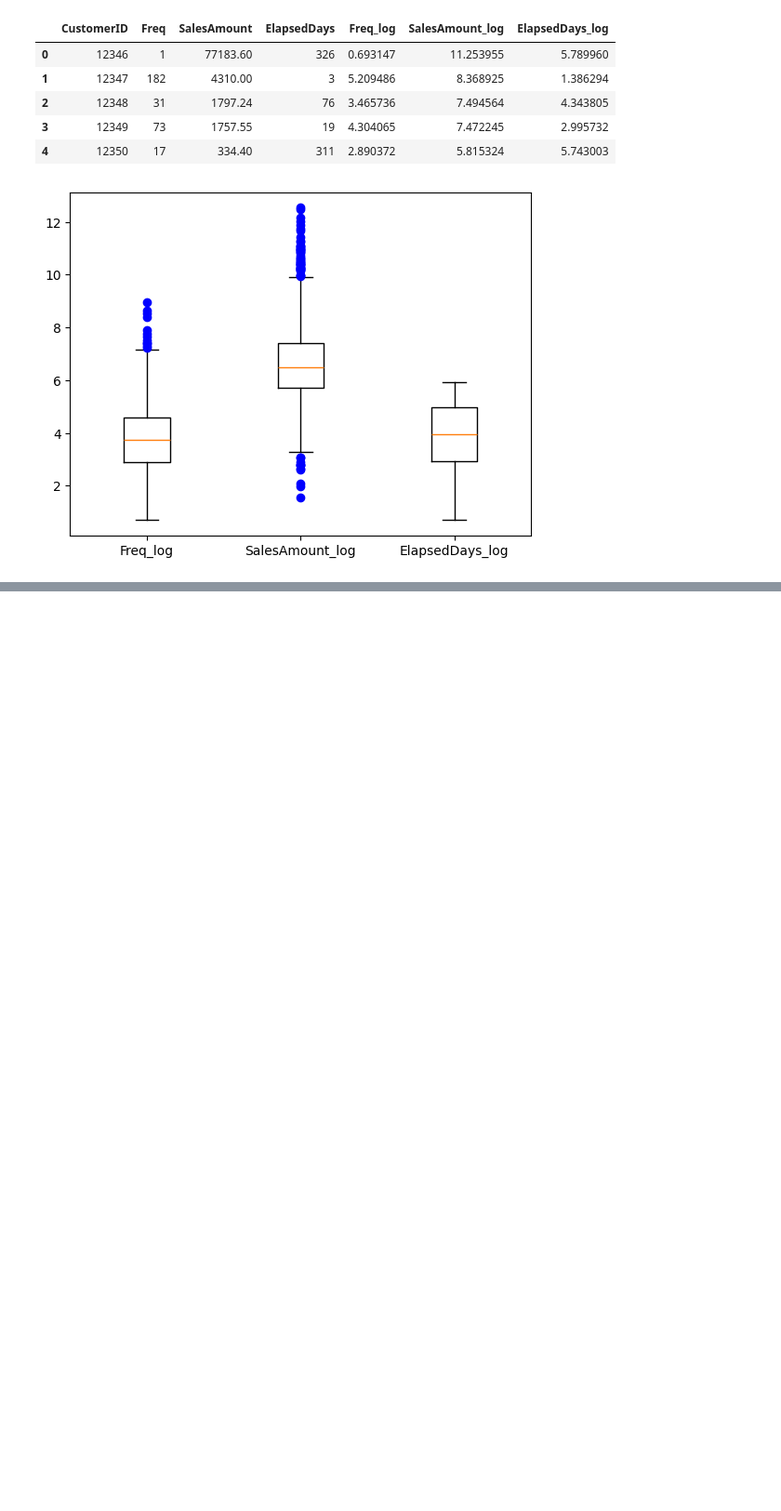
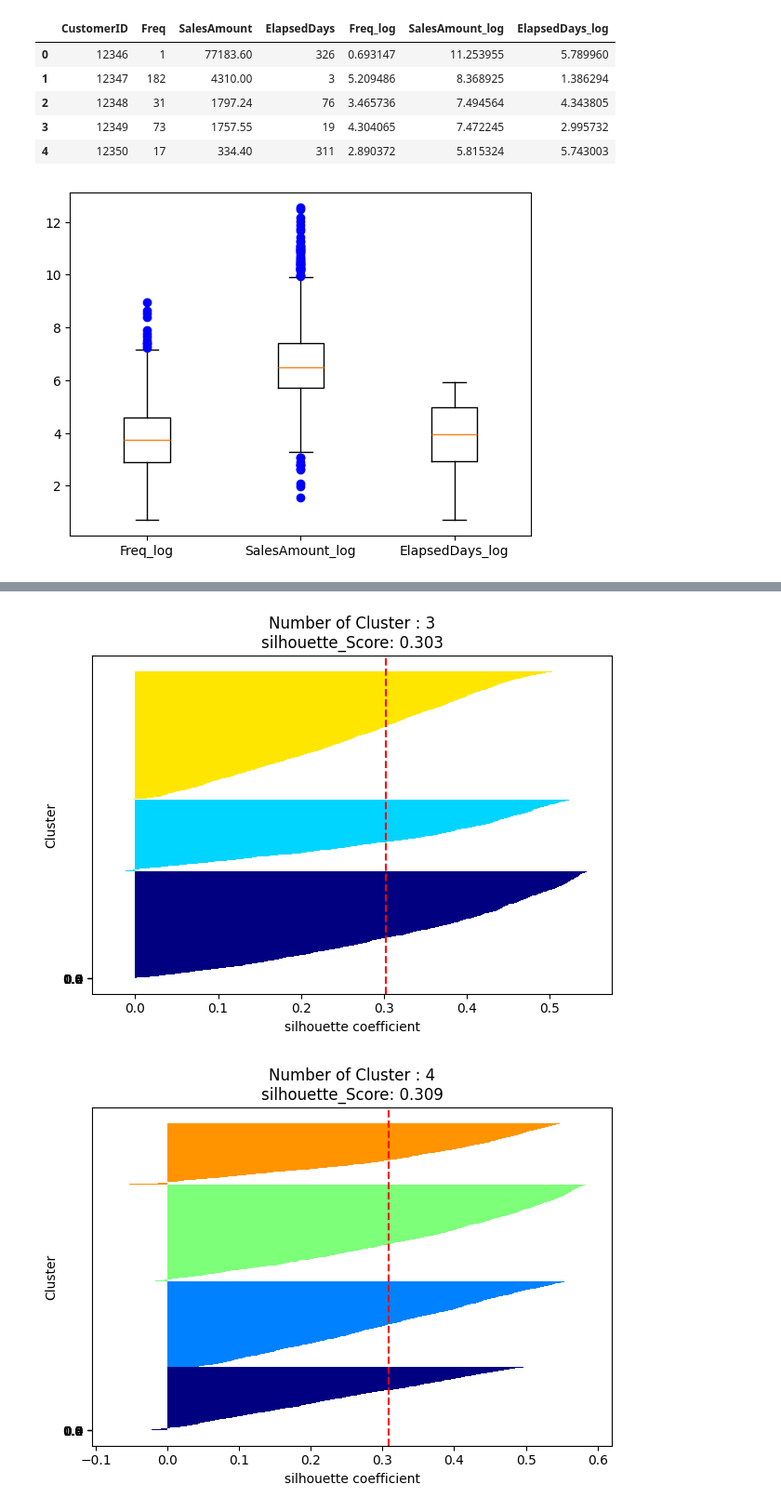
Before and after one commit to jurwon/BigData_MachineLearning, a Jupyter notebook: 3_군집분석/test.ipynb, the cells around one changed output, grey strips where cells are left out. Shown at 93% size. Saved outputs shown, nothing was run; the diff lists cells and outputs as text; code cells hidden in the pictures; blank space fills up the shorter version.

```diff
--- a/3_군집분석/test.ipynb
+++ b/3_군집분석/test.ipynb
@@ -314,0 +370,37 @@ plt.show()
+# %%
+# k = 3 일 때, 판단 기준은 엘보 방법으로 판단을 했고,
+# 확인차, k = 4,5,6 확인 해볼 예정.
+# 최적의 클러스터 수라고 가정하에, 그래프를 그려서 , 데이터가 얼마나 분포가 고르게 나타나는지 확인.
+# 그래프 그리는 함수는 최대한, 기존 코드를 재사용.
+
+from matplotlib import cm
+
+def silhouetteViz(n_clusters, X_features):
+  kmeans = KMeans(n_clusters= n_clusters, random_state=0)
+  Y_labels = kmeans.fit_predict(X_features)
+
+  # 실루엣 값을 비교하기, 응집도, 분리도의차를 해당 최대값으로 나눈 비율
+  # -1과 1사이의 값이었고, 결과적으로 1에 가까울수록 성능이 좋다.
+
+#euclidean , 분리도에서, 거리 측정을 유클리드 거리의 계산을 이용했다.
+  silhouette_values = silhouette_samples(X_features,Y_labels,metric="euclidean")
+  y_ax_lower, y_ax_upper = 0, 0
+  y_ticks = []
+
+  for c in range(n_clusters):
+    c_silhouettes = silhouette_values[Y_labels == c]
+    c_silhouettes.sort()
+    y_ax_upper += len(c_silhouettes)
+    color = cm.jet(float(c)/ n_clusters)
+    plt.barh(range(y_ax_lower, y_ax_upper), c_silhouettes, height=1.0, edgecolor = "none", color = color)
+    y_ticks.append((y_ax_lower+y_ax_upper)/ 2.)
+    y_ax_lower += len(c_silhouettes)
+
+  silhouette_avg = np.mean(silhouette_values)
+  plt.axvline(silhouette_avg, color="red", linestyle ="--")
+  plt.title('Number of Cluster : '+str(n_clusters) + '\n' + 'silhouette_Score: ' + str(round(silhouette_avg,3) ))
+  plt.yticks([0, 0.2, 0.4, 0.6, 0.8 , 1])
+  plt.ylabel("Cluster")
+  plt.xlabel("silhouette coefficient")
+  plt.tight_layout()
+  plt.show()
@@ -314,0 +430,10 @@ plt.show()
+# %%
+# 그래프 그리기.
+# 실루엣 계수, 비중  비교하기.
+silhouetteViz(3,X_features_scaled)
+silhouetteViz(4,X_features_scaled)
+silhouetteViz(5,X_features_scaled)
+silhouetteViz(6,X_features_scaled)
+# %% [output]
+[figure, added]
+[figure, added]
```
Also changed, not shown: parts of 14 cells of this notebook, 11 other files.
